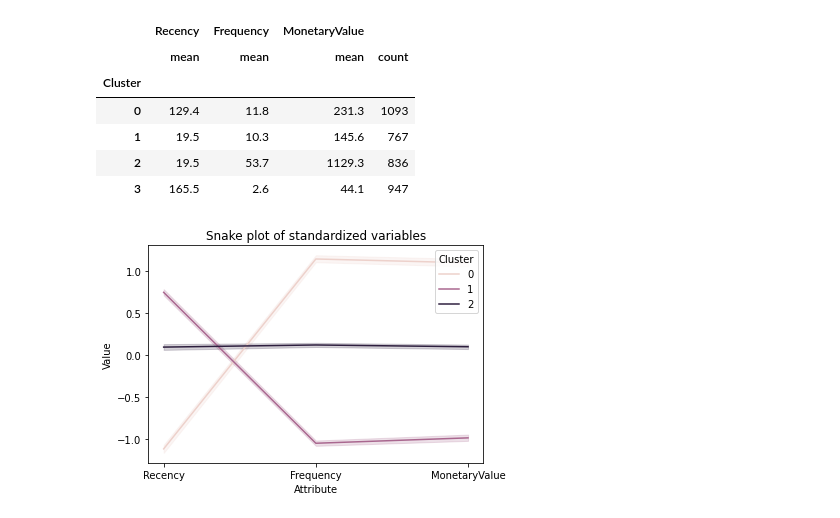
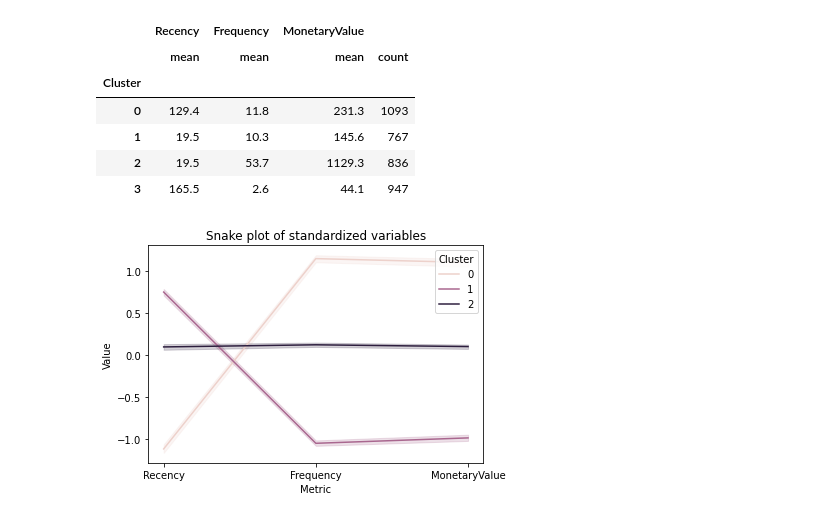
Before and after one commit to MengOonLee/Marketing_analytic, a Jupyter notebook: Tutorial/notebooks/Customer_segmentation_K-means.ipynb, the cells around one changed output. Drawn from its saved outputs; the diff is of its cells as text; code cells hidden in the pictures.

```diff
--- a/Tutorial/notebooks/Customer_segmentation_K-means.ipynb
+++ b/Tutorial/notebooks/Customer_segmentation_K-means.ipynb
@@ -231,21 +238,24 @@ datamart_rfm_k4.groupby(['Cluster']).agg({
 # %%
 # Prepare data for a snake plot
 # Transform datamart_normalized as DataFrame and add a Cluster column
 datamart_normalized = pd.DataFrame(datamart_normalized,
     index=datamart_rfm.index, columns=datamart_rfm.columns)
 datamart_normalized['Cluster'] = datamart_rfm_k3['Cluster']
 # Melt the data so RFM values and metric names are stored in 1 column
+# Melt the normalized dataset and reset the index
 datamart_melt = pd.melt(datamart_normalized.reset_index(),
     id_vars=['CustomerID', 'Cluster'],
     value_vars=['Recency', 'Frequency', 'MonetaryValue'],
-    var_name='Attribute',
+    var_name='Metric',
     value_name='Value')
 # Visualize a snake plot
+# Add the plot title
 plt.title('Snake plot of standardized variables')
-sns.lineplot(x='Attribute', y='Value', hue='Cluster',
+# Plot a line for each value of the cluster variable
+sns.lineplot(x='Metric', y='Value', hue='Cluster',
     data=datamart_melt)
 plt.show()
 # %% [output]
-[figure, old version]
+[figure, new version]
 # %%
 # Relative importance of segment attributes
```
Also changed, not shown: parts of 4 cells of this notebook, 4 other files.
